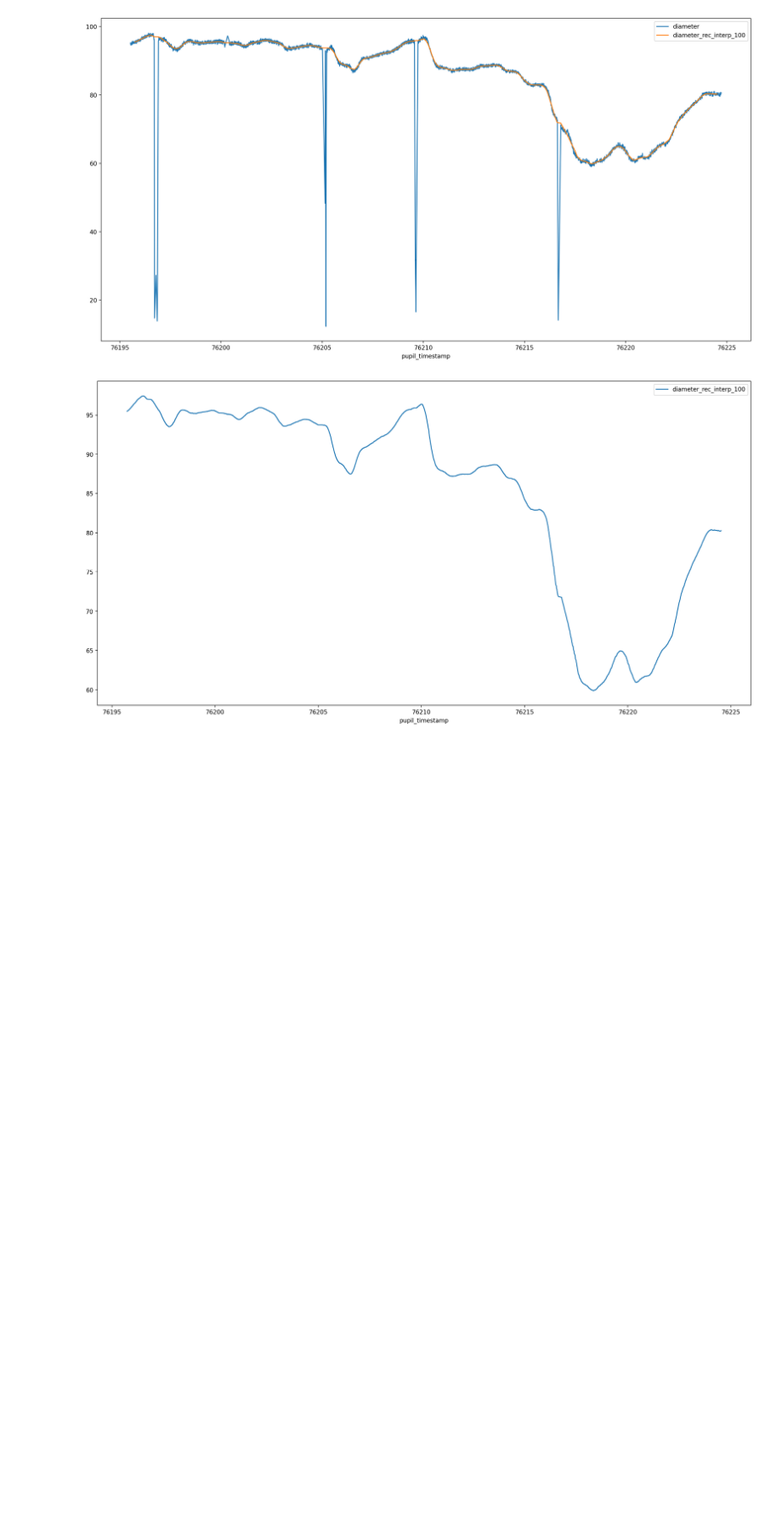
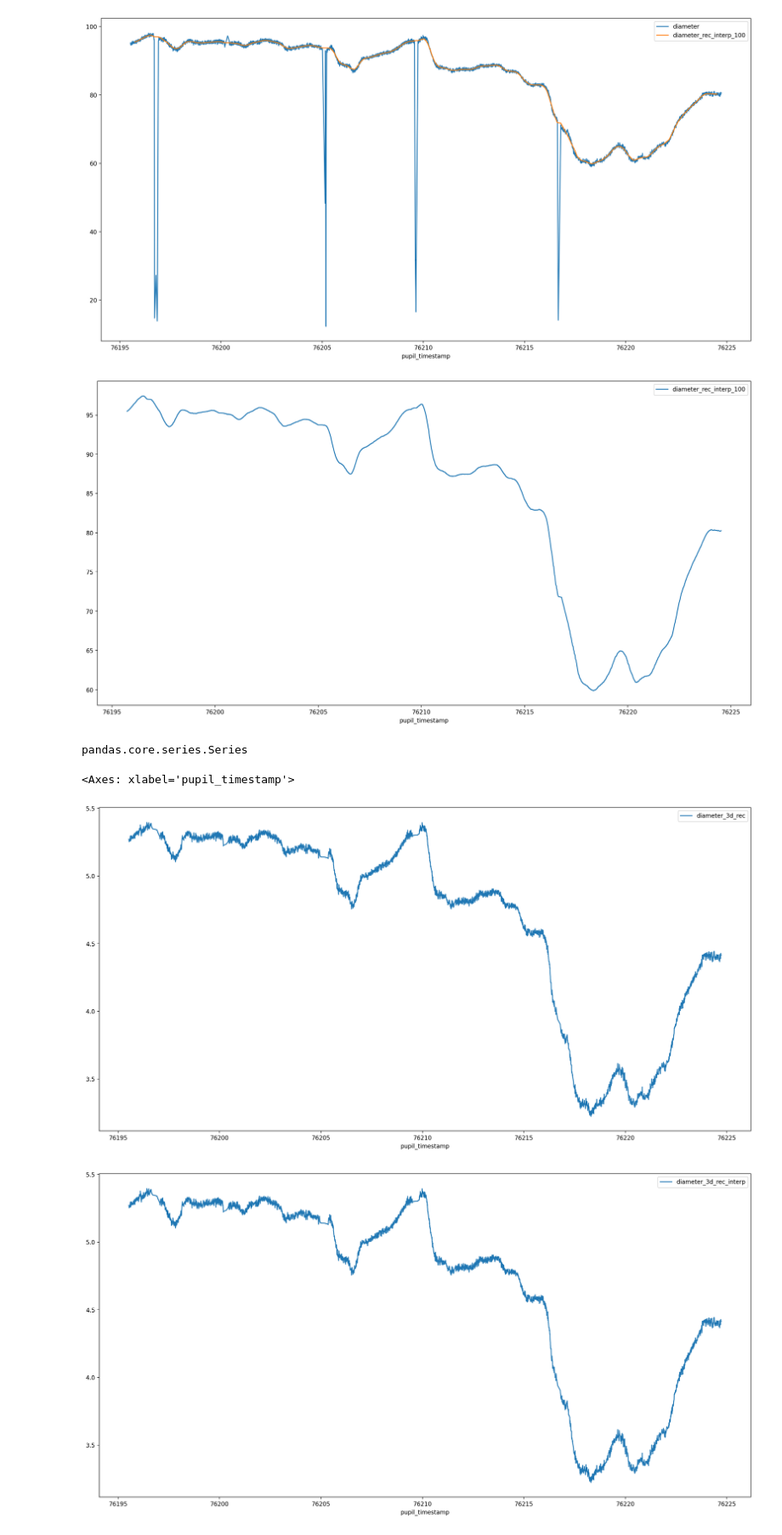
Before and after one commit to KathaMei/Pupille, a Jupyter notebook: notebooks/smooth.ipynb, the cells around one changed output. Shown at 85% size. Cells and saved outputs as stored; diff of their text form; code cells hidden in the pictures; blank space fills up the shorter version.

```diff
--- a/notebooks/smooth.ipynb
+++ b/notebooks/smooth.ipynb
@@ -83,3 +84,26 @@ pandas.core.series.Series
 [figure]
 [figure]
 [figure]
+# %%
+def reconstruct3d(eye, window_size=100):
+    # Remove blinks.
+    eye['diameter_3d_interp']=eye['diameter_3d'].interpolate(method='linear')
+    eye['diameter_3d_rec']=checkdata.blinkreconstruct(eye['diameter_3d_interp'],
+                                                      vt_start=10/40.0,vt_end=5/40.0,
+                                                      mode='advanced')
+    # blinkreconstruct replaces the bliks with NaN with mode='advanced',
+    # so we interpolate the gaps and low pass the result to obtain something.
+    eye['diameter_3d_rec_interp']=eye['diameter_3d_rec'].interpolate(method='linear')
+    # Use moving average + recenter as low pass.
+    eye['diameter_3d_rec_interp_100']=eye['diameter_3d_rec_interp'].rolling(window=window_size).mean().shift(-window_size//2)
+
+reconstruct3d(eye)
+eye.plot(x='pupil_timestamp', y='diameter_3d_rec', kind='line')
+eye.plot(x='pupil_timestamp', y='diameter_3d_rec_interp', kind='line')
+eye.plot(x='pupil_timestamp', y='diameter_3d', kind='line')
+eye.plot(x='pupil_timestamp', y='diameter_3d_rec_interp_100', kind='line')
+# %% [output]
+pandas.core.series.Series
+<Axes: xlabel='pupil_timestamp'>
+[figure, added]
+[figure, added]
```
Also changed, not shown: parts of 5 cells of this notebook, 4 other files.
